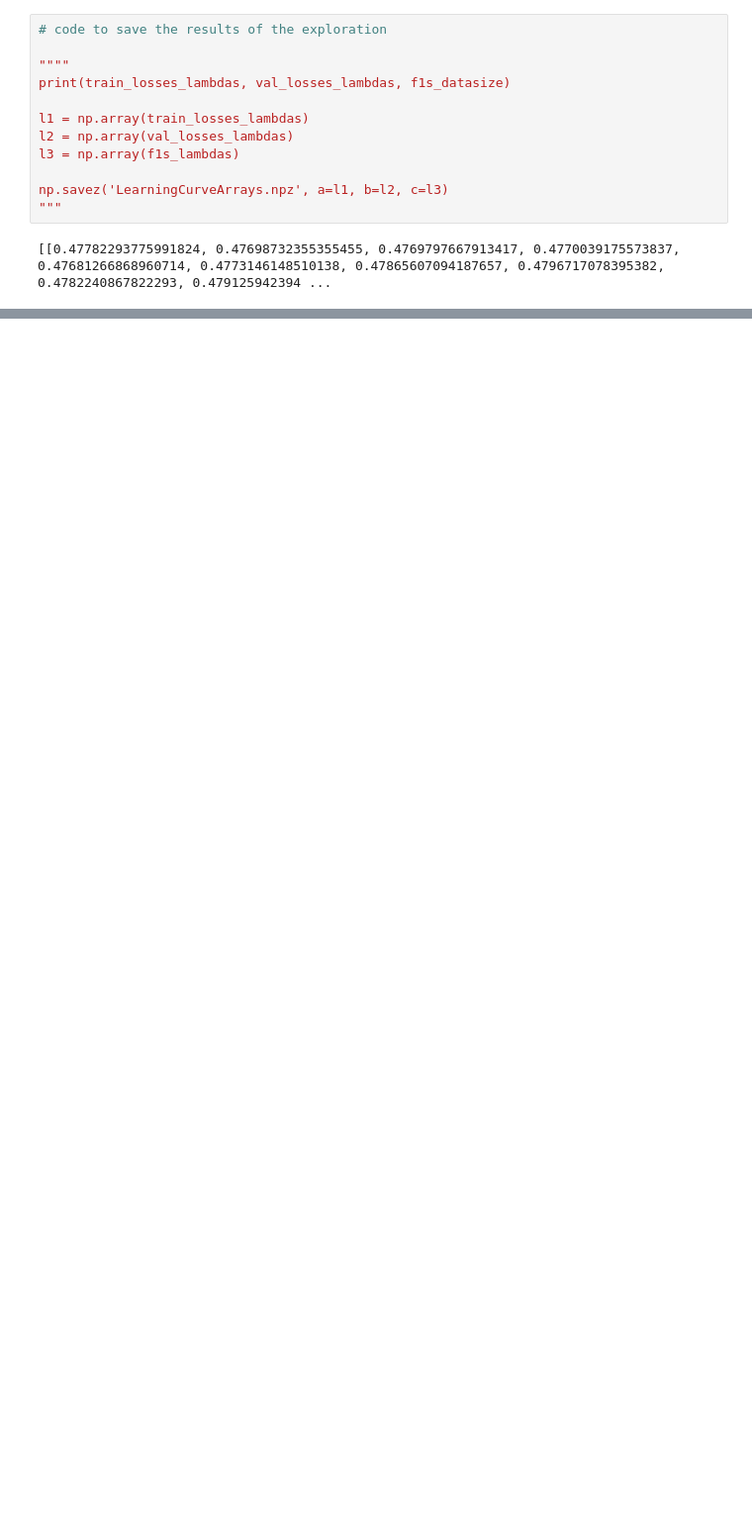
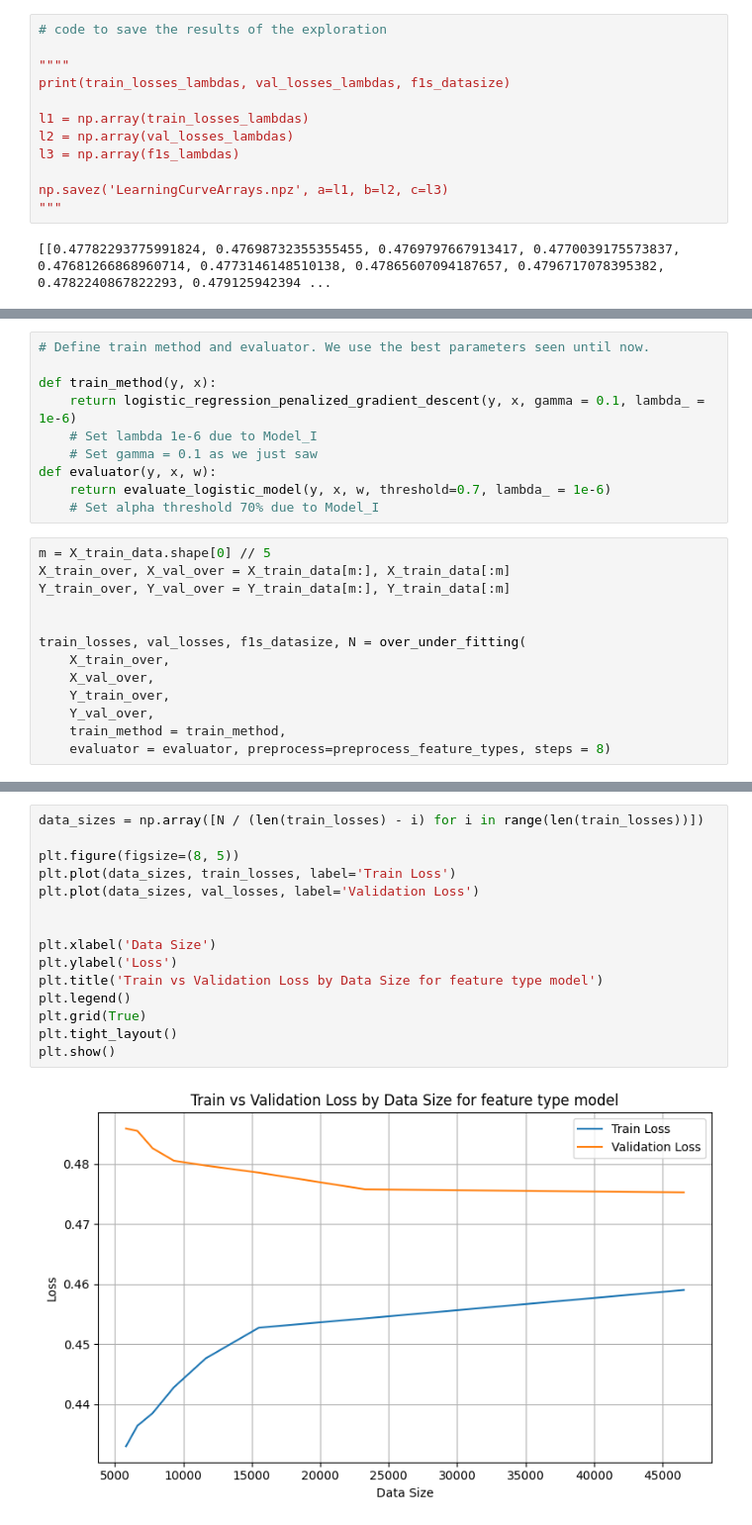
Before and after one commit to CyriacGregoire/ML_proj1, a Jupyter notebook: project1/Model_II.ipynb, the cells around one changed output, grey strips where cells are left out. Shown at 99% size. Drawn from its saved outputs; the diff is of its cells as text; blank space fills up the shorter version.

```diff
--- a/project1/Model_II.ipynb
+++ b/project1/Model_II.ipynb
@@ -194,0 +353,23 @@ For lambda 1.0 best F1 score: 0.09969056908381495 in iteration 14583.77777777777
+# %%
+# Define train method and evaluator. We use the best parameters seen until now.
+
+def train_method(y, x):
+    return logistic_regression_penalized_gradient_descent(y, x, gamma = 0.1, lambda_ = 1e-6)
+    # Set lambda 1e-6 due to Model_I
+    # Set gamma = 0.1 as we just saw
+def evaluator(y, x, w):
+    return evaluate_logistic_model(y, x, w, threshold=0.7, lambda_ = 1e-6)
+    # Set alpha threshold 70% due to Model_I
+# %%
+m = X_train_data.shape[0] // 5
+X_train_over, X_val_over = X_train_data[m:], X_train_data[:m]
+Y_train_over, Y_val_over = Y_train_data[m:], Y_train_data[:m]
+
+
+train_losses, val_losses, f1s_datasize, N = over_under_fitting(
+    X_train_over,
+    X_val_over,
+    Y_train_over,
+    Y_val_over,
+    train_method = train_method,
+    evaluator = evaluator, preprocess=preprocess_feature_types, steps = 8)
@@ -194,0 +394,17 @@ For lambda 1.0 best F1 score: 0.09969056908381495 in iteration 14583.77777777777
+# %%
+data_sizes = np.array([N / (len(train_losses) - i) for i in range(len(train_losses))])
+
+plt.figure(figsize=(8, 5))
+plt.plot(data_sizes, train_losses, label='Train Loss')
+plt.plot(data_sizes, val_losses, label='Validation Loss')
+
+
+plt.xlabel('Data Size')
+plt.ylabel('Loss')
+plt.title('Train vs Validation Loss by Data Size for feature type model')
+plt.legend()
+plt.grid(True)
+plt.tight_layout()
+plt.show()
+# %% [output]
+[figure, added]
```
Also changed, not shown: parts of 47 cells of this notebook, 4 other files.
